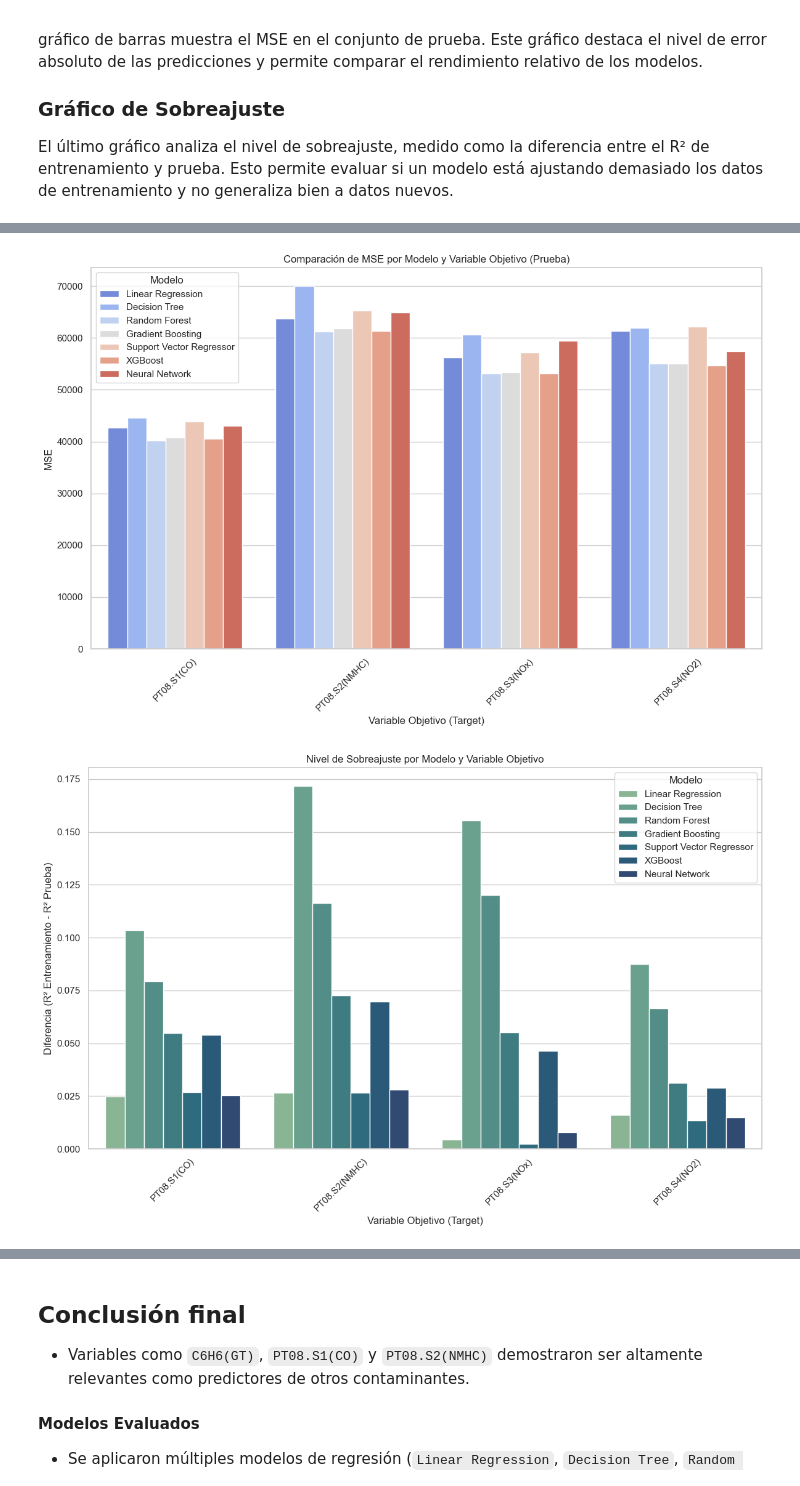
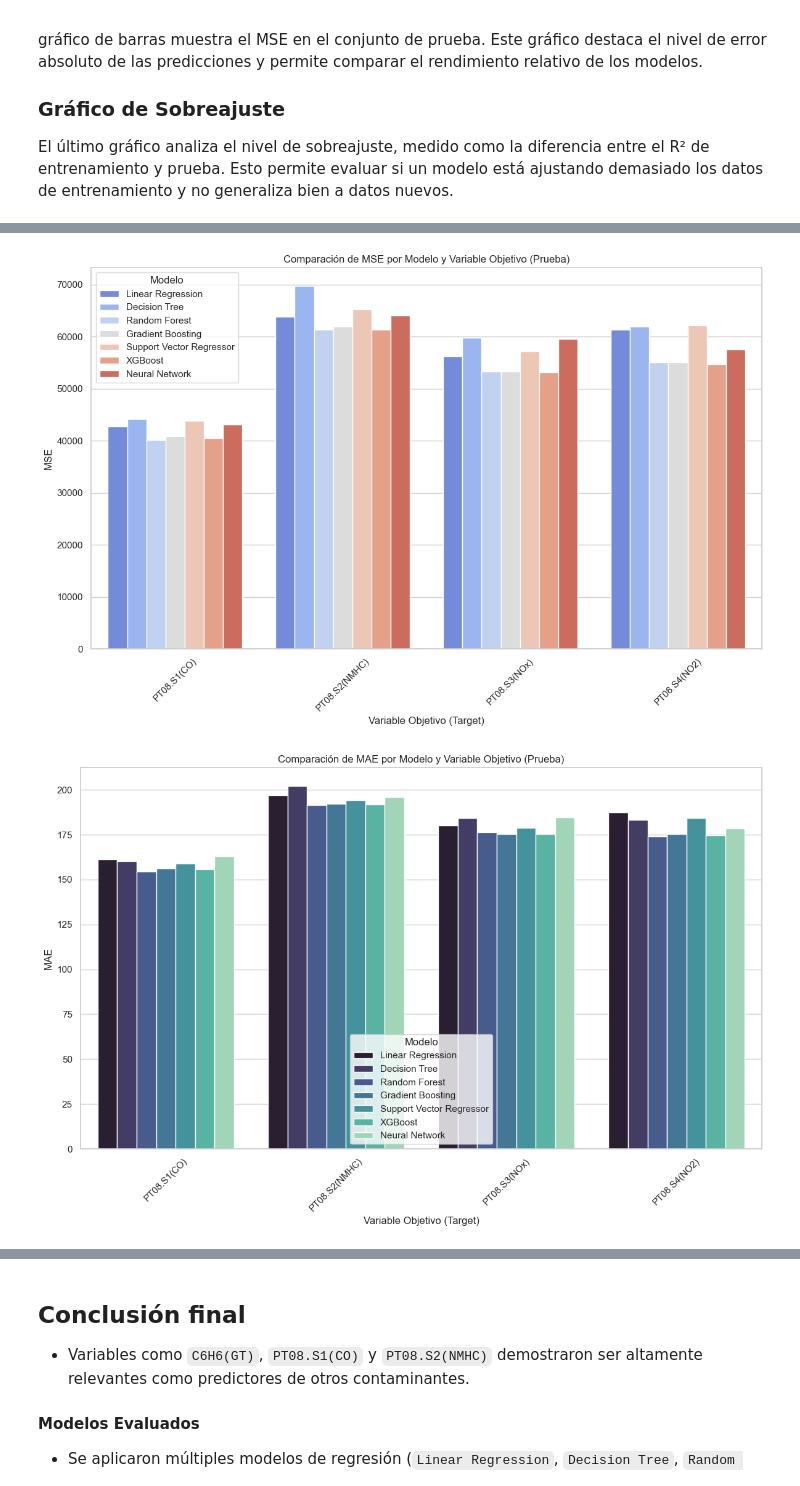
Before and after one commit to mkltc/RETO3, a Jupyter notebook: saaFinal.ipynb, the cells around one changed output, grey strips where cells are left out. Drawn from its saved outputs; the diff is of its cells as text; code cells hidden in the pictures.

```diff
--- a/saaFinal.ipynb
+++ b/saaFinal.ipynb
@@ -727,0 +838,5 @@ Neural Network mejor MSE: 57377.7431, R2: 0.7257, Hiperparámetros: {'activation
+# %%
+# Mostrar los mejores modelos para cada contaminante
+print("\nResumen de los mejores modelos por contaminante:")
+for target, model_name in best_models.items():
+    print(f"- {target}: {model_name}")
@@ -752,6 +873,10 @@ gráfico de barras muestra el MSE en el conjunto de prueba. Este gráfico destac
 
 El último gráfico analiza el nivel de sobreajuste, medido como la diferencia entre el R² de entrenamiento y prueba. Esto permite evaluar si un modelo está ajustando demasiado los datos de entrenamiento y no generaliza bien a datos nuevos.
 # %%
+import pandas as pd
+import seaborn as sns
+import matplotlib.pyplot as plt
+
 # Convertir los resultados en un DataFrame para facilitar la visualización
 rows = []
 for target, metrics in results.items():
@@ -759,11 +884,13 @@ for target, metrics in results.items():
         rows.append({
             'Target': target,
             'Model': name,
-            'MSE Train': scores['MSE Train'],
-            'MSE Test': scores['MSE Test'],
-            'R2 Train': scores['R2 Train'],
-            'R2 Test': scores['R2'],  # R2 de prueba
-            'Overfitting': scores['R2 Train'] - scores['R2'],  # Calcular sobreajuste
+            'MSE Train': scores['Metrics Train']['MSE'],
+            'MSE Test': scores['Metrics Test']['MSE'],
+            'MAE Train': scores['Metrics Train']['MAE'],
+            'MAE Test': scores['Metrics Test']['MAE'],
+            'R2 Train': scores['Metrics Train']['R²'],
+            'R2 Test': scores['Metrics Test']['R²'],  # R2 de prueba
+            'Overfitting': scores['Metrics Train']['R²'] - scores['Metrics Test']['R²'],  # Calcular sobreajuste
             'Best Params': scores['Best Params']
         })
 
@@ -794,6 +921,17 @@ plt.xticks(rotation=45)
 plt.tight_layout()
 plt.show()
 
+# Gráfico de MAE (entrenamiento vs prueba)
+plt.figure(figsize=(12, 8))
+sns.barplot(data=results_df, x='Target', y='MAE Test', hue='Model', palette='mako')
+plt.title("Comparación de MAE por Modelo y Variable Objetivo (Prueba)")
+plt.ylabel("MAE")
+plt.xlabel("Variable Objetivo (Target)")
+plt.legend(title="Modelo")
+plt.xticks(rotation=45)
+plt.tight_layout()
+plt.show()
+
 # Gráfico de sobreajuste
 plt.figure(figsize=(12, 8))
 sns.barplot(data=results_df, x='Target', y='Overfitting', hue='Model', palette='crest')
@@ -809,2 +947,2 @@ plt.show()
 [figure]
-[figure, old version]
+[figure, new version]
```
Also changed, not shown: parts of 5 cells of this notebook.
